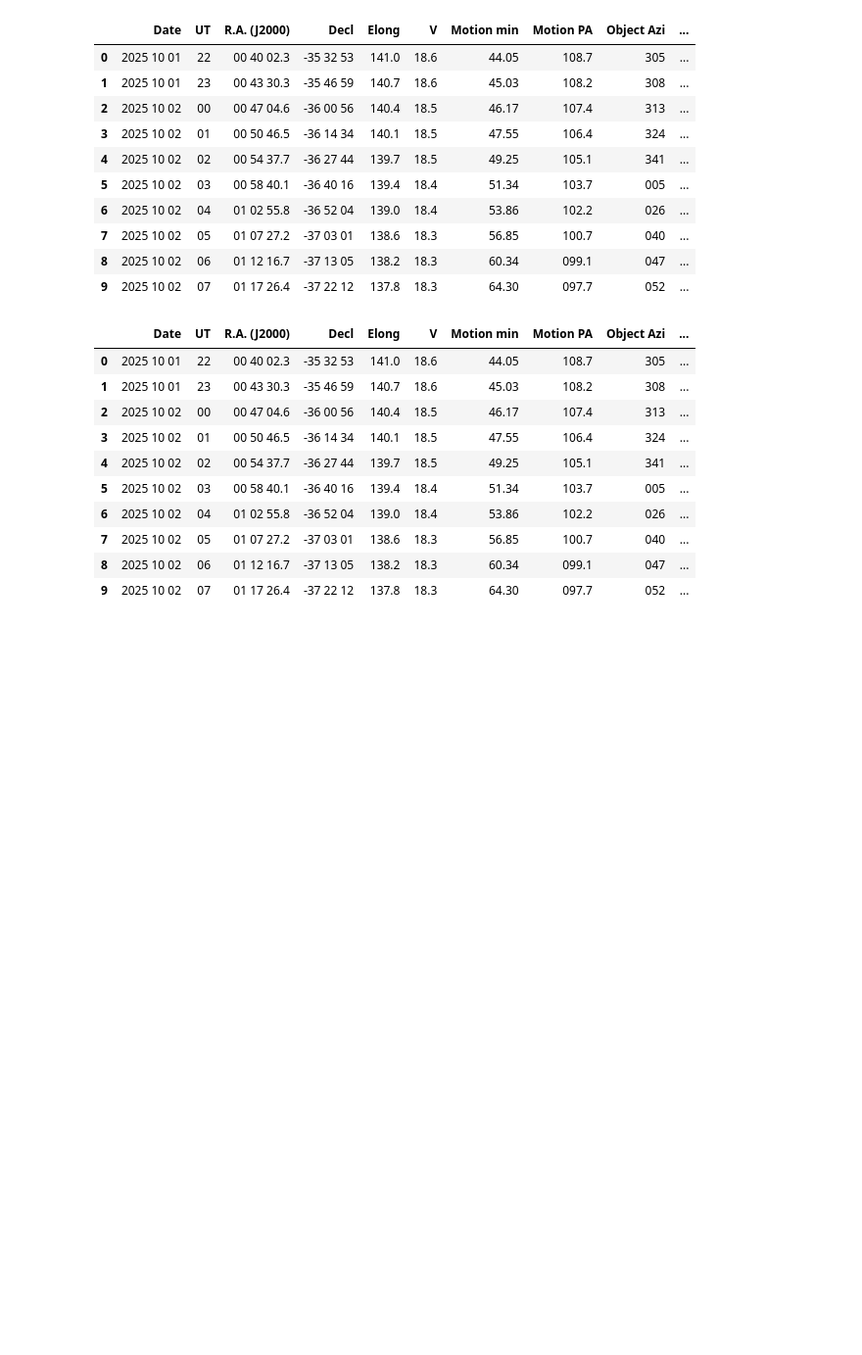
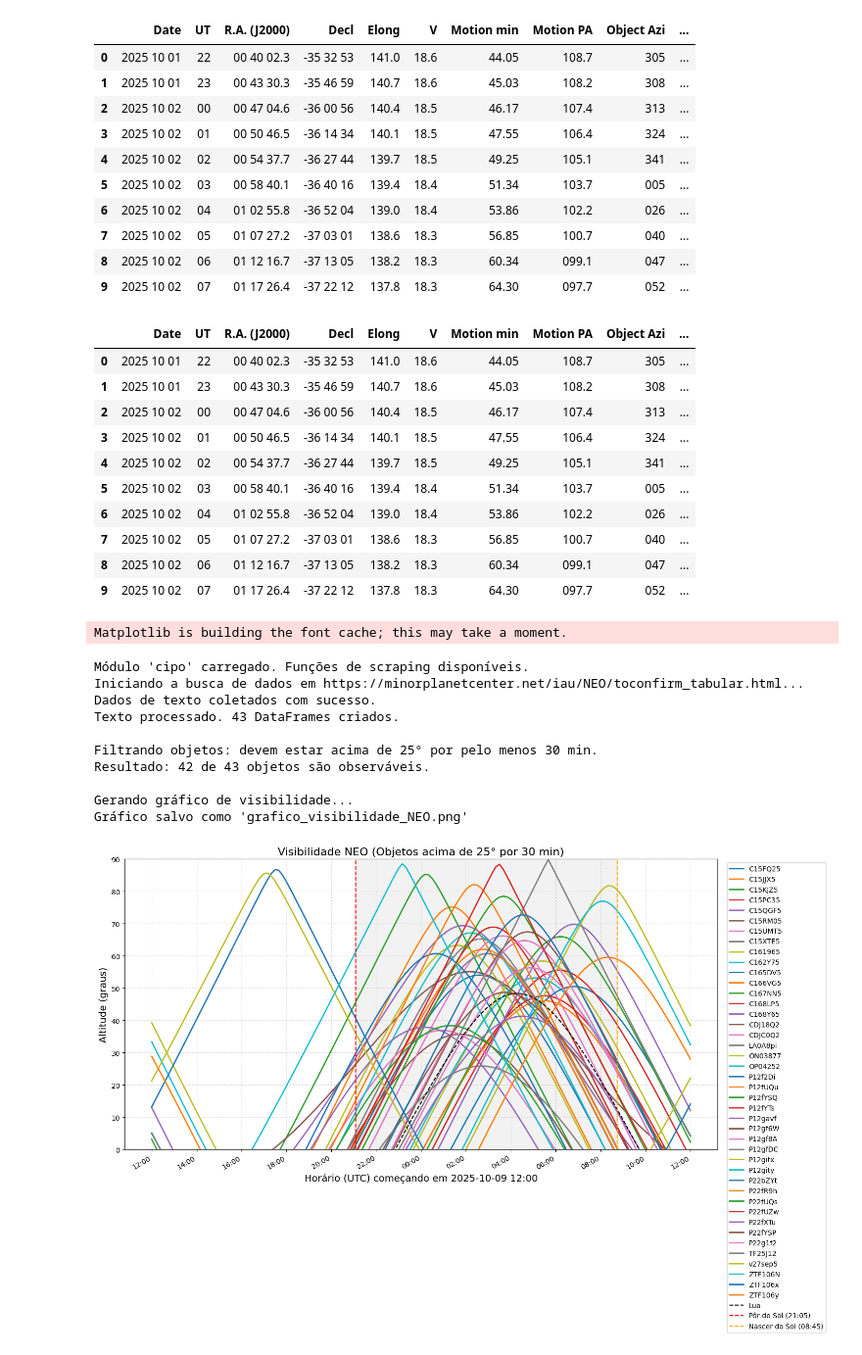
Before and after one commit to LucasFloyd314/cipo, a Jupyter notebook: notebooks/m_test.ipynb, the cells around one changed output. Shown at 98% size. Saved outputs shown, nothing was run; the diff lists cells and outputs as text; code cells hidden in the pictures; blank space fills up the shorter version.

Commit message:
changing Graphics py

```diff
--- a/notebooks/m_test.ipynb
+++ b/notebooks/m_test.ipynb
@@ -70,3 +70,74 @@ if 'df_alvo' in locals():
 | 7 | 2025 10 02 | 05 | 01 07 27.2 | -37 03 01 | 138.6 | 18.3 | 56.85 | 100.7 | 040 | ... |
 | 8 | 2025 10 02 | 06 | 01 12 16.7 | -37 13 05 | 138.2 | 18.3 | 60.34 | 099.1 | 047 | ... |
 | 9 | 2025 10 02 | 07 | 01 17 26.4 | -37 22 12 | 137.8 | 18.3 | 64.30 | 097.7 | 052 | ... |
+# %%
+from cipo import graphics as mpc
+
+
+DATA_OBSERVACAO = '2025-10-09'
+OBSERVATORIO_CONFIG = {
+    "lat": -22.8462,
+    "lon": -47.1129,
+    "code": "Y28"
+}
+
+
+ALTITUDE_MINIMA = 25  # Em graus
+DURACAO_MINIMA = 30   # Em minutos
+
+
+PAGE_URL = "https://minorplanetcenter.net/iau/NEO/toconfirm_tabular.html"
+PAGE_NAME = "NEO"
+
+
+
+def main():
+
+    # 1. Busca os dados brutos da página
+    texto_pagina = mpc.fetch_data(PAGE_URL, OBSERVATORIO_CONFIG["code"])
+
+    if texto_pagina:
+        # 2. Processa o texto para criar os DataFrames
+        dataframes = mpc.process_data(texto_pagina)
+
+        if dataframes:
+            # 3. Calcula as altitudes para todos os objetos encontrados
+            resultados_brutos, intervalo = mpc.calcular_altitudes_para_objetos(
+                dataframes,
+                DATA_OBSERVACAO,
+                OBSERVATORIO_CONFIG["lat"],
+                OBSERVATORIO_CONFIG["lon"]
+            )
+
+            # 4. Filtra os objetos com base nos critérios de observabilidade
+            resultados_filtrados = mpc.filtrar_objetos_observaveis(
+                resultados_brutos,
+                ALTITUDE_MINIMA,
+                DURACAO_MINIMA
+            )
+
+            # 5. Gera e exibe o gráfico com os resultados finais
+            mpc.plotar_grafico_altitude(
+                resultados_filtrados,
+                intervalo,
+                {"data": DATA_OBSERVACAO, "lat": OBSERVATORIO_CONFIG["lat"], "lon": OBSERVATORIO_CONFIG["lon"]},
+                PAGE_NAME,
+                ALTITUDE_MINIMA,
+                DURACAO_MINIMA
+            )
+
+if __name__ == "__main__":
+    main()
+# %% [output]
+Matplotlib is building the font cache; this may take a moment.
+Módulo 'cipo' carregado. Funções de scraping disponíveis.
+Iniciando a busca de dados em https://minorplanetcenter.net/iau/NEO/toconfirm_tabular.html...
+Dados de texto coletados com sucesso.
+Texto processado. 43 DataFrames criados.
+
+Filtrando objetos: devem estar acima de 25° por pelo menos 30 min.
+Resultado: 42 de 43 objetos são observáveis.
+
+Gerando gráfico de visibilidade...
+Gráfico salvo como 'grafico_visibilidade_NEO.png'
+[figure, added]
```
Also changed, not shown: parts of 1 cell of this notebook, 3 other files.
